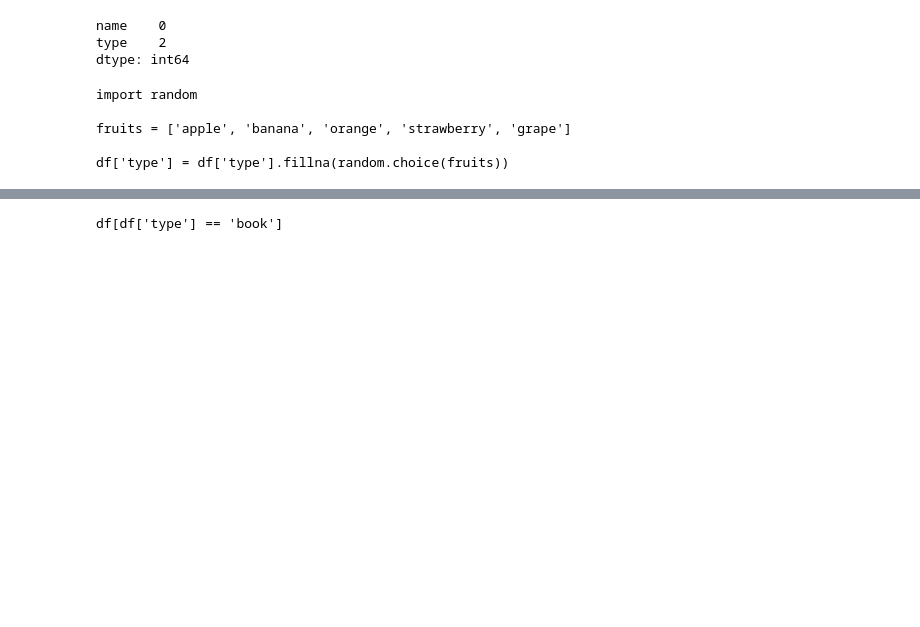
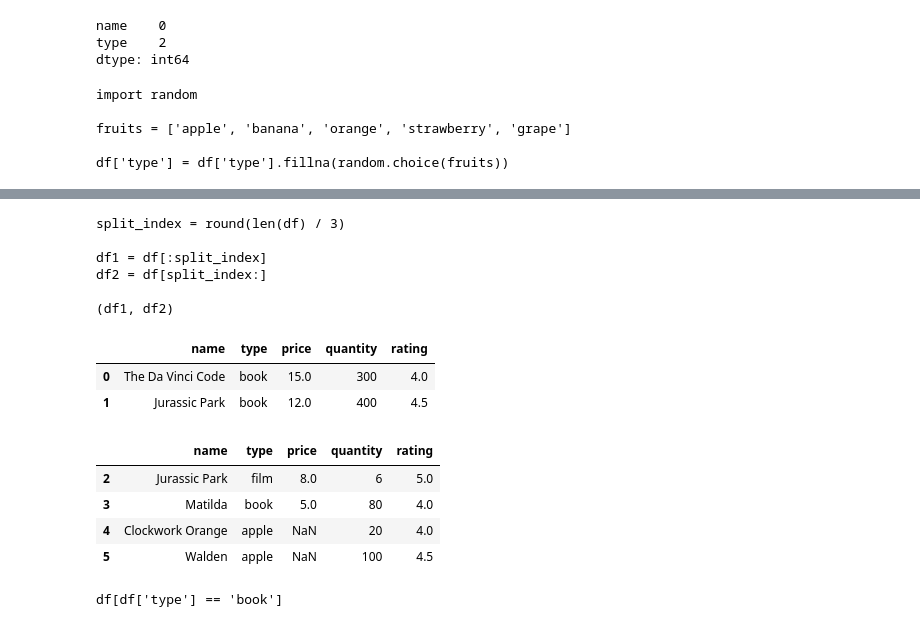
Before and after one commit to ccurme/yolopandas, a Jupyter notebook: docs/example_notebooks/example.ipynb, the cells around one changed output, grey strips where cells are left out. Saved outputs shown, nothing was run; the diff lists cells and outputs as text; code cells hidden in the pictures; blank space fills up the shorter version.

```diff
--- a/docs/example_notebooks/example.ipynb
+++ b/docs/example_notebooks/example.ipynb
@@ -58,3 +58,26 @@ product_df
+# %%
+from IPython.display import display
+
+
+df1, df2 = product_df.llm.query("Split the dataframe into two, 1/3 in one, 2/3 in the other. Return (df1, df2).")
+
+display(df1)
+display(df2)
+# %% [output]
+split_index = round(len(df) / 3)
+
+df1 = df[:split_index]
+df2 = df[split_index:]
+
+(df1, df2)
+|  | name | type | price | quantity | rating |
+| 0 | The Da Vinci Code | book | 15.0 | 300 | 4.0 |
+| 1 | Jurassic Park | book | 12.0 | 400 | 4.5 |
+|  | name | type | price | quantity | rating |
+| 2 | Jurassic Park | film | 8.0 | 6 | 5.0 |
+| 3 | Matilda | book | 5.0 | 80 | 4.0 |
+| 4 | Clockwork Orange | apple | NaN | 20 | 4.0 |
+| 5 | Walden | apple | NaN | 100 | 4.5 |
 # %%
 product_df.llm.query("Now show me all products that are books.")
 # %% [output]
```
Also changed, not shown: parts of 5 cells of this notebook, 2 other files.
